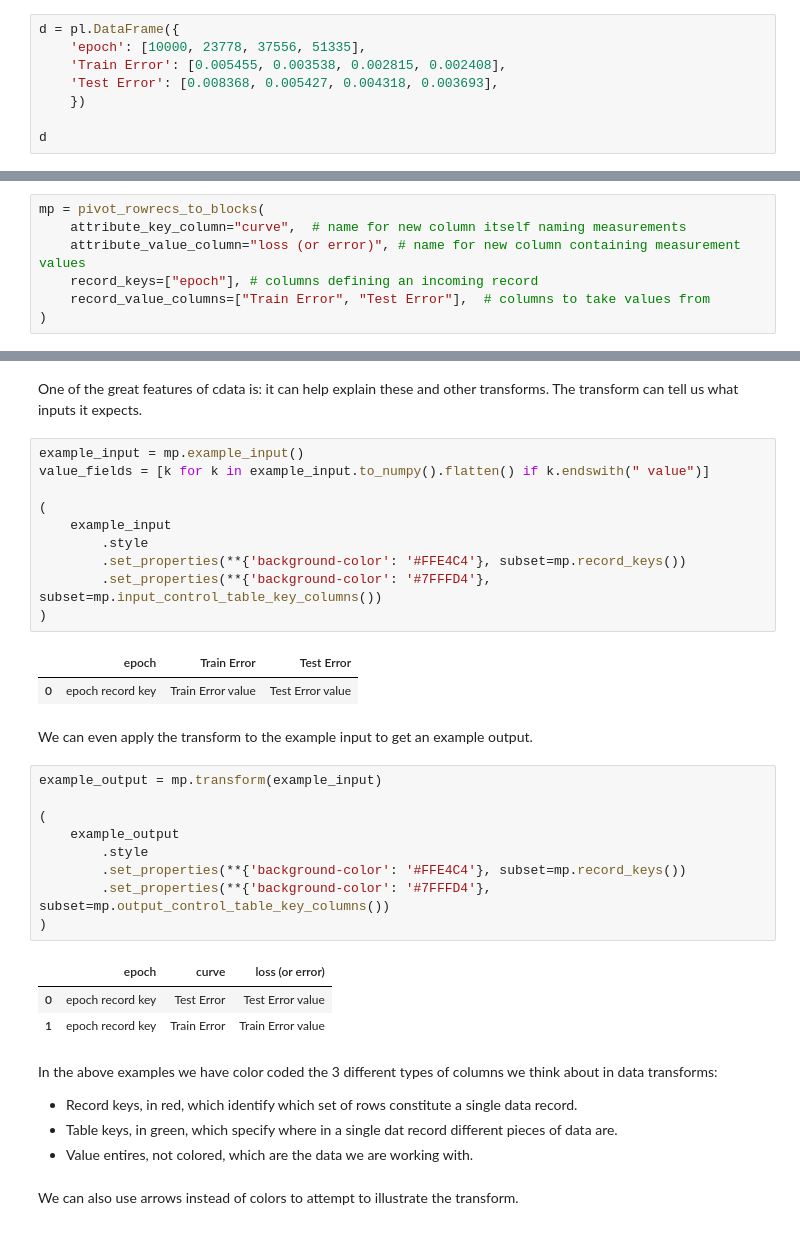
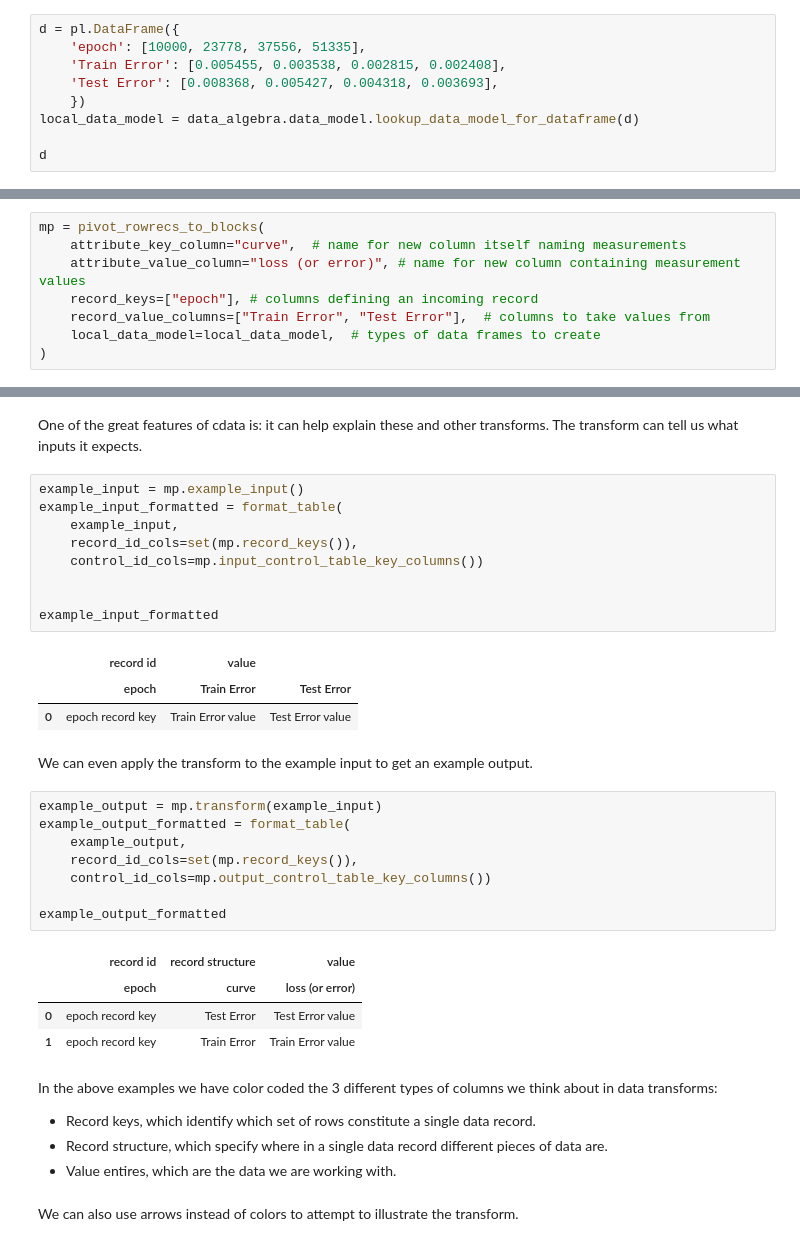
Before and after one commit to WinVector/data_algebra, a Jupyter notebook: Examples/cdata/pivot_unpivot.ipynb, the cells around one changed output, grey strips where cells are left out. Cells and saved outputs as stored; diff of their text form.

Commit message:
work on cdata example

```diff
--- a/Examples/cdata/pivot_unpivot.ipynb
+++ b/Examples/cdata/pivot_unpivot.ipynb
@@ -20,6 +21,7 @@ d = pl.DataFrame({
     'Train Error': [0.005455, 0.003538, 0.002815, 0.002408],
     'Test Error': [0.008368, 0.005427, 0.004318, 0.003693],
     })
+local_data_model = data_algebra.data_model.lookup_data_model_for_dataframe(d)
 
 d
 # %% [output]
@@ -40,6 +42,7 @@ mp = pivot_rowrecs_to_blocks(
     attribute_value_column="loss (or error)", # name for new column containing measurement values
     record_keys=["epoch"], # columns defining an incoming record
     record_value_columns=["Train Error", "Test Error"],  # columns to take values from
+    local_data_model=local_data_model,  # types of data frames to create
 )
 # %% [markdown]
 And the transform arranges our data for plotting as follows.
@@ -104,38 +108,38 @@ shape: (4, 3)
 One of the great features of cdata is: it can help explain these and other transforms. The transform can tell us what inputs it expects.
 # %%
 example_input = mp.example_input()
-value_fields = [k for k in example_input.to_numpy().flatten() if k.endswith(" value")]
+example_input_formatted = format_table(
+    example_input,
+    record_id_cols=set(mp.record_keys()),
+    control_id_cols=mp.input_control_table_key_columns())
 
-(
-    example_input
-        .style
-        .set_properties(**{'background-color': '#FFE4C4'}, subset=mp.record_keys())
-        .set_properties(**{'background-color': '#7FFFD4'}, subset=mp.input_control_table_key_columns())
-)
+
+example_input_formatted
 # %% [output]
+|  | record id | value |  |
 |  | epoch | Train Error | Test Error |
 | 0 | epoch record key | Train Error value | Test Error value |
 # %% [markdown]
 We can even apply the transform to the example input to get an example output.
 # %%
 example_output = mp.transform(example_input)
+example_output_formatted = format_table(
+    example_output,
+    record_id_cols=set(mp.record_keys()),
+    control_id_cols=mp.output_control_table_key_columns())
 
-(
-    example_output
-        .style
-        .set_properties(**{'background-color': '#FFE4C4'}, subset=mp.record_keys())
-        .set_properties(**{'background-color': '#7FFFD4'}, subset=mp.output_control_table_key_columns())
-)
+example_output_formatted
 # %% [output]
+|  | record id | record structure | value |
 |  | epoch | curve | loss (or error) |
 | 0 | epoch record key | Test Error | Test Error value |
 | 1 | epoch record key | Train Error | Train Error value |
 # %% [markdown]
 In the above examples we have color coded the 3 different types of columns we think about in data transforms:
 
-  * Record keys, in red, which identify which set of rows constitute a single data record.
-  * Table keys, in green, which specify where in a single dat record different pieces of data are.
-  * Value entires, not colored, which are the data we are working with.
+  * Record keys, which identify which set of rows constitute a single data record.
+  * Record structure,  which specify where in a single data record different pieces of data are.
+  * Value entires, which are the data we are working with.
 # %% [markdown]
 We can also use arrows instead of colors to attempt to illustrate the transform.
 # %%
```
Also changed, not shown: parts of 2 cells of this notebook, 2 other files.
